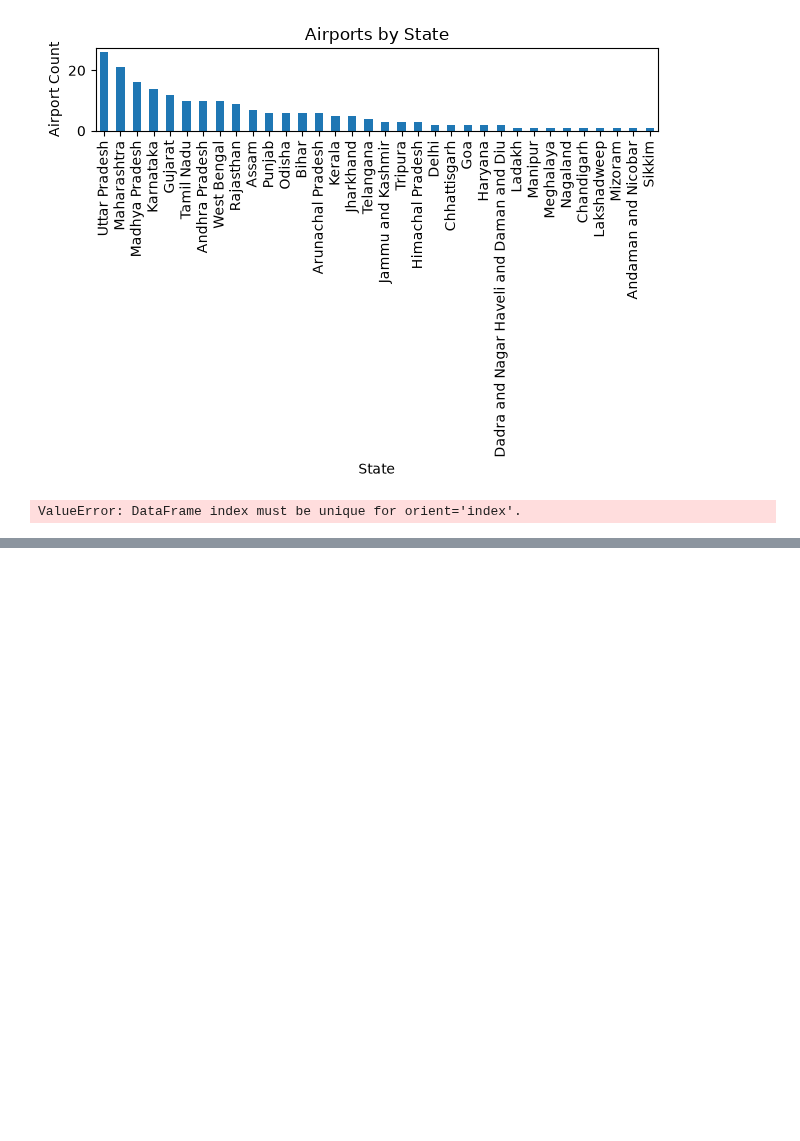
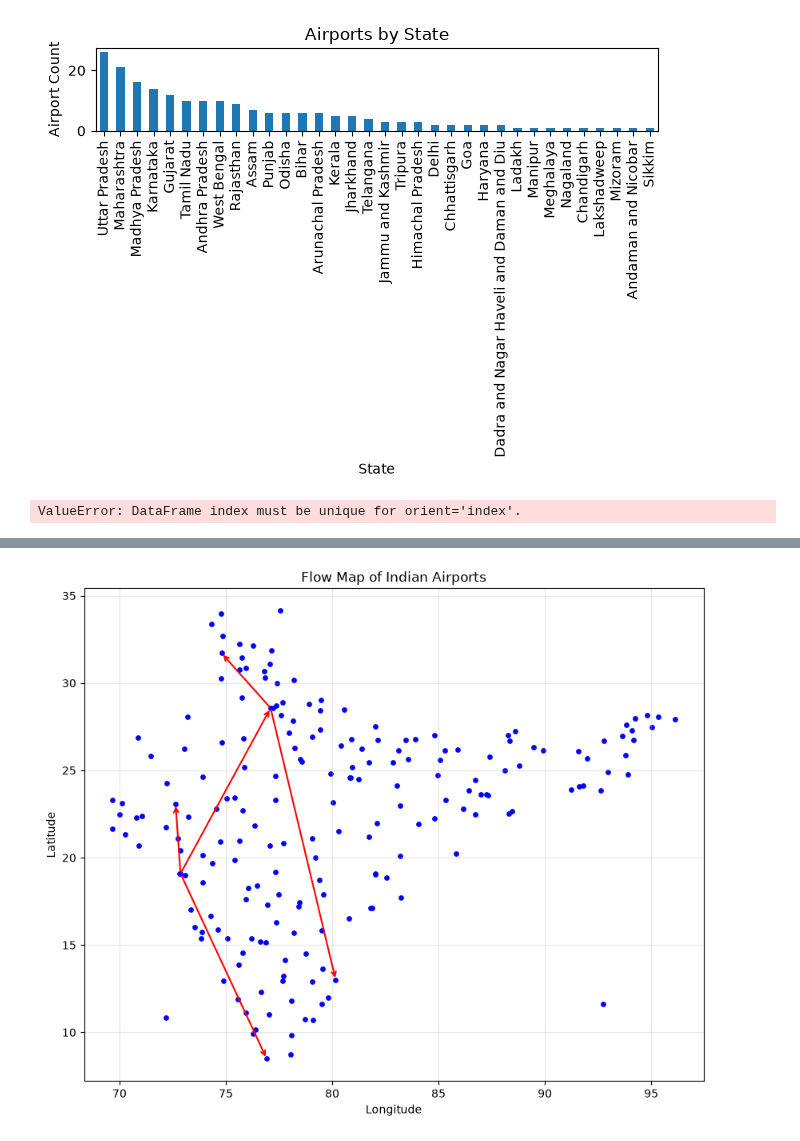
Before and after one commit to Waqar080206/DATA-VISUAL, a Jupyter notebook: EXP7/7.ipynb, the cells around one changed output, grey strips where cells are left out. Saved outputs shown, nothing was run; the diff lists cells and outputs as text; code cells hidden in the pictures; blank space fills up the shorter version.

```diff
--- a/EXP7/7.ipynb
+++ b/EXP7/7.ipynb
@@ -155,0 +219,40 @@ KeyError: 'ST_NM'
+# %%
+
+import pandas as pd
+import matplotlib.pyplot as plt
+
+df = pd.read_csv("airports-india.csv")
+df.columns = df.columns.str.strip()
+
+# Remove duplicate airport names
+df = df.drop_duplicates(subset="name", keep="first")
+
+routes = [
+    ("Mumbai Airport", "Indira Gandhi International Airport"),
+    ("Indira Gandhi International Airport", "Chennai International Airport"),
+    ("Mumbai Airport", "Sardar Vallabhbhai Patel International Airport"),
+    ("Indira Gandhi International Airport", "Sri Guru Ram Dass Jee International Airport"),
+    ("Mumbai Airport", "Trivandrum International Airport")
+]
+
+coords = df.set_index("name")[["latitude", "longitude"]].to_dict("index")
+
+plt.figure(figsize=(10, 8))
+plt.scatter(df["longitude"], df["latitude"], color="blue", s=15)
+
+for src, dst in routes:
+    if src in coords and dst in coords:
+        a, b = coords[src], coords[dst]
+        plt.annotate(
+            "", xy=(b["longitude"], b["latitude"]),
+            xytext=(a["longitude"], a["latitude"]),
+            arrowprops=dict(arrowstyle="->", color="red", lw=1.5)
+        )
+
+plt.xlabel("Longitude")
+plt.ylabel("Latitude")
+plt.title("Flow Map of Indian Airports")
+plt.grid(alpha=0.3)
+plt.show()
+# %% [output]
+[figure, added]
```
Also changed, not shown: parts of 5 cells of this notebook.
